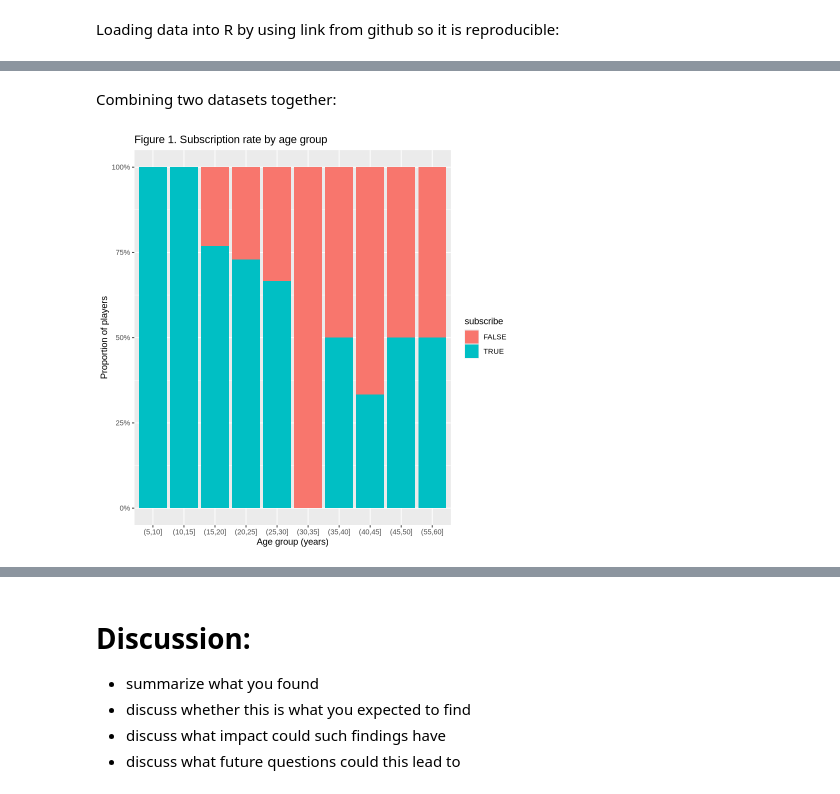
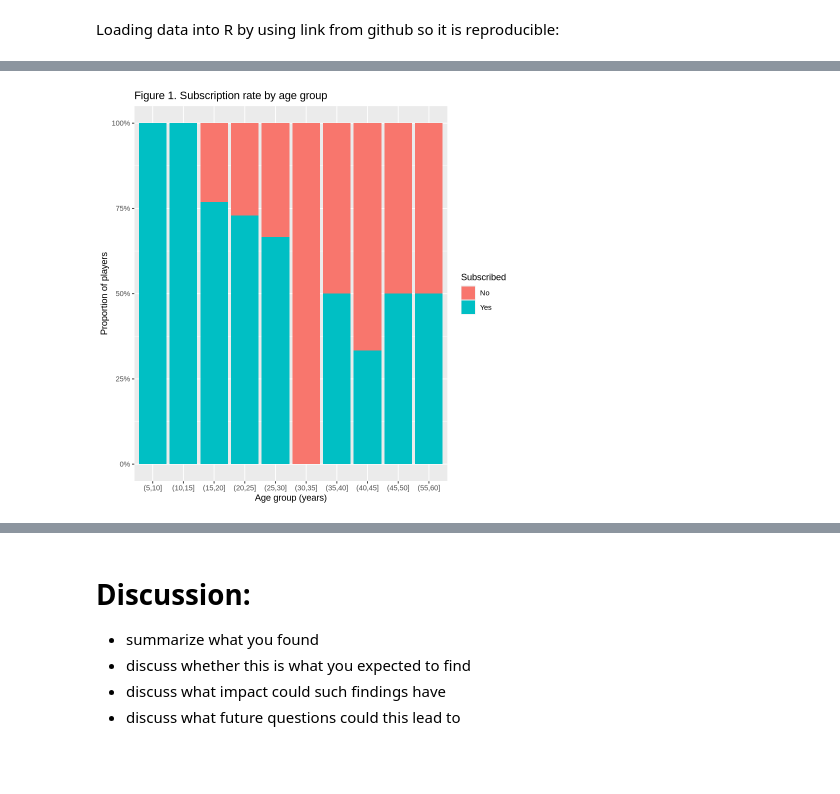
Before and after one commit to calentynes/dsci_group_project, a Jupyter notebook: group_project.ipynb, the cells around one changed output, grey strips where cells are left out. Drawn from its saved outputs; the diff is of its cells as text; code cells hidden in the pictures; blank space fills up the shorter version.

```diff
--- a/group_project.ipynb
+++ b/group_project.ipynb
@@ -44,30 +35,28 @@ dbl (2): original_start_time, original_end_time
-# %% [markdown]
-Combining two datasets together:
 # %%
-sessions <- sessions |>
-  mutate(session_length = as.numeric(difftime(end_time, start_time, units = "hours")))
-player_summary <- sessions |>
-  group_by(hashedEmail) |>
-  summarize(
-    total_sessions = n(),
-    avg_session_length = mean(session_length, na.rm = TRUE),
-    total_play_time = sum(session_length, na.rm = TRUE))
-player_data <- players |>
-  left_join(player_summary, by = "hashedEmail")
+players_age <- players |>
+  filter(!is.na(Age),
+         !is.na(subscribe)) |>
+  mutate(
+    subscribe = factor(subscribe,
+                       levels = c(FALSE, TRUE),
+                       labels = c("No", "Yes"))
+  )
 # %%
-players_clean <- players |> filter(!is.na(subscribe))
-p_age <- players_clean |>
-  filter(!is.na(Age)) |>
-  mutate(age_group = cut(Age, breaks = seq(5, 60, by = 5), right = TRUE)) |>
+p_age <- players_age |>
+  mutate(age_group = cut(Age,
+                         breaks = seq(5, 60, by = 5),
+                         right = TRUE)) |>
   ggplot(aes(x = age_group, fill = subscribe)) +
   geom_bar(position = "fill") +
-  scale_y_continuous(labels = percent) +
+  scale_y_continuous(labels = scales::percent) +
   labs(
     title = "Figure 1. Subscription rate by age group",
     x = "Age group (years)",
-    y = "Proportion of players"
+    y = "Proportion of players",
+    fill = "Subscribed"
   )
+
 p_age
 # %% [output]
-[figure, old version]
+[figure, new version]
 # %%
```
Also changed, not shown: parts of 9 cells of this notebook.
